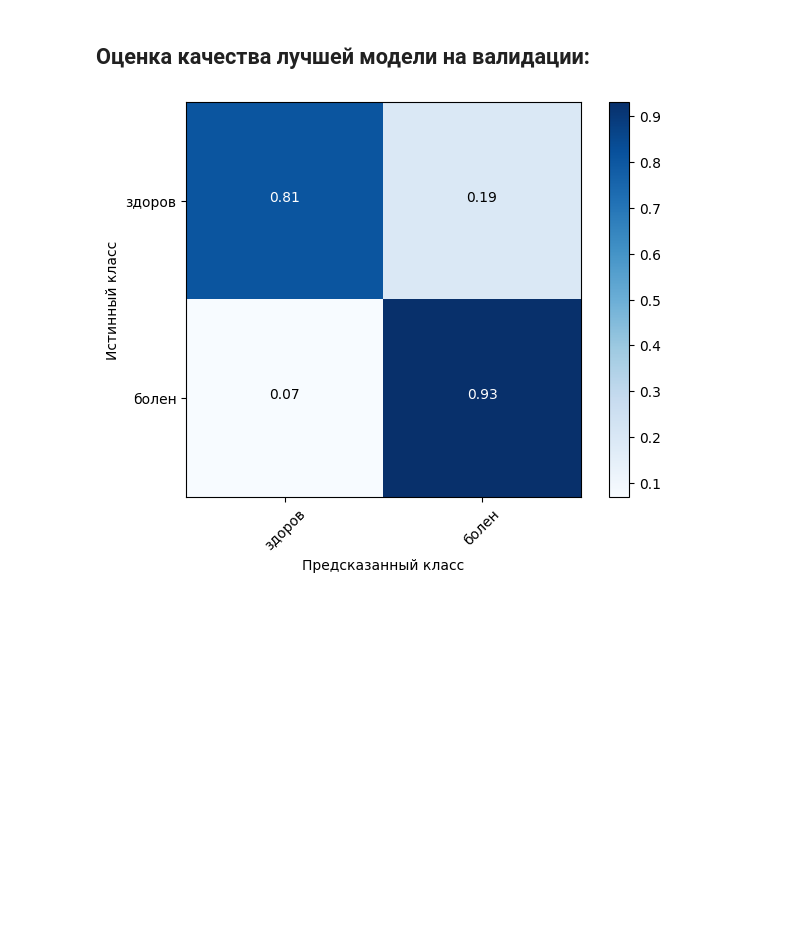
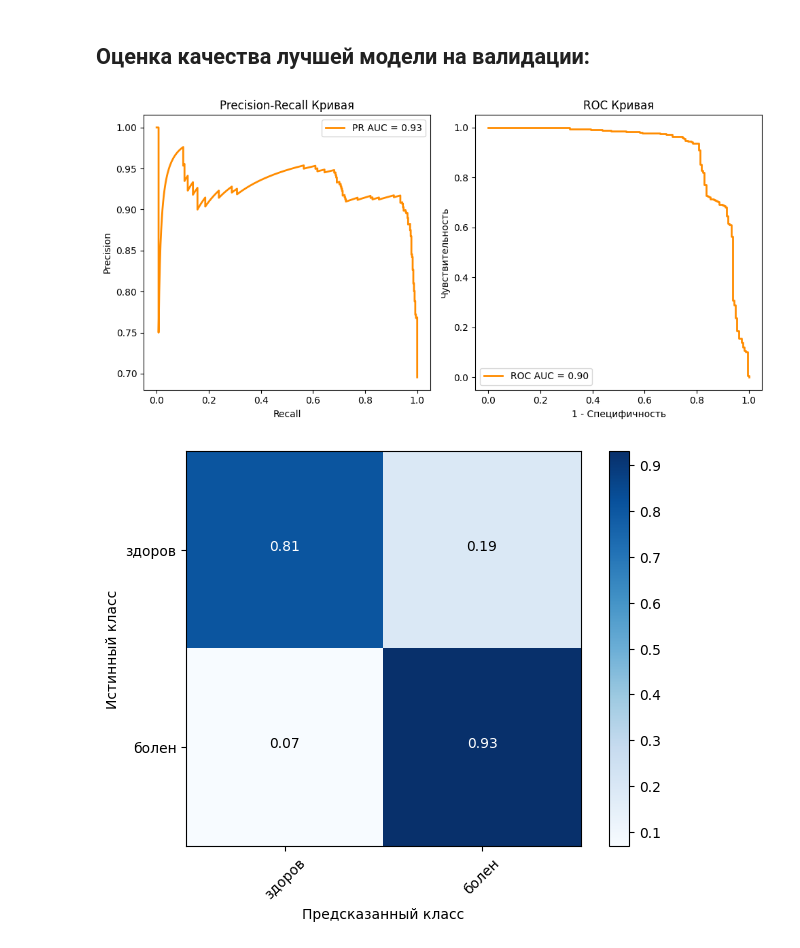
Before and after one commit to Koldim2001/ML_DL_research_VECG, a Jupyter notebook: DL_pointcloud/classifier_pointnet_train.ipynb, the cells around one changed output. Drawn from its saved outputs; the diff is of its cells as text; code cells hidden in the pictures; blank space fills up the shorter version.

Commit message:
roc pr curves best model

```diff
--- a/DL_pointcloud/classifier_pointnet_train.ipynb
+++ b/DL_pointcloud/classifier_pointnet_train.ipynb
@@ -572,7 +572,7 @@ train_ds = PointCloudData(DATASET_PATH, "train", transform=train_transforms)
 valid_ds = PointCloudData(DATASET_PATH, "val", transform=val_transforms)
 
 train_loader = DataLoader(dataset=train_ds, batch_size=BATCH_SIZE, shuffle=True, drop_last=True)
-valid_loader = DataLoader(dataset=valid_ds, batch_size=BATCH_SIZE)
+valid_loader = DataLoader(dataset=valid_ds, batch_size=1)
 # %%
 pointnet = PointNet()
 # Загрузка сохраненных весов модели
@@ -588,6 +588,53 @@ with torch.no_grad():
         _, preds = torch.max(outputs.data, 1)
         all_preds += list(preds.numpy())
         all_labels += list(labels.numpy())
+# %%
+from sklearn.metrics import precision_recall_curve, roc_curve, auc
+
+all_probs = []  # Здесь будут храниться вероятности для всех данных
+all_labels = []  # Здесь будут храниться истинные метки
+
+with torch.no_grad():
+    for i, data in enumerate(valid_loader):
+        inputs, labels = data['pointcloud'].float(), data['category']
+        outputs, __, __ = pointnet(inputs.transpose(1, 2))
+        probs = F.softmax(outputs, dim=1)
+        all_probs += [probs[0][1].numpy()]
+        all_labels += list(labels.numpy())
+
+# Преобразование в массивы numpy
+y_probs = np.array(all_probs)
+y_true = np.array(all_labels)
+
+# Расчет Precision-Recall  и AUC-PR
+precision, recall, _ = precision_recall_curve(y_true, y_probs)
+auc_pr = auc(recall, precision)
+
+# Расчет ROC-кривой и AUC-ROC
+fpr, tpr, _ = roc_curve(y_true, y_probs)
+auc_roc = auc(fpr, tpr)
+
+# Построение PR-кривой
+plt.figure(figsize=(10, 5))
+plt.subplot(1, 2, 1)
+plt.plot(recall, precision, color='darkorange', lw=2, label=f'PR AUC = {auc_pr:.2f}')
+plt.xlabel('Recall')
+plt.ylabel('Precision')
+plt.title('Precision-Recall Кривая')
+plt.legend(loc='best')
+
+# Построение ROC-кривой
+plt.subplot(1, 2, 2)
+plt.plot(np.ones_like(fpr)-fpr, tpr, color='darkorange', lw=2, label=f'ROC AUC = {auc_roc:.2f}')
+plt.xlabel('1 - Специфичность')
+plt.ylabel('Чувствительность')
+plt.title('ROC Кривая')
+plt.legend(loc='best')
+
+plt.tight_layout()
+plt.show()
+# %% [output]
+[figure, added]
 # %%
 import itertools
 import numpy as np
```
